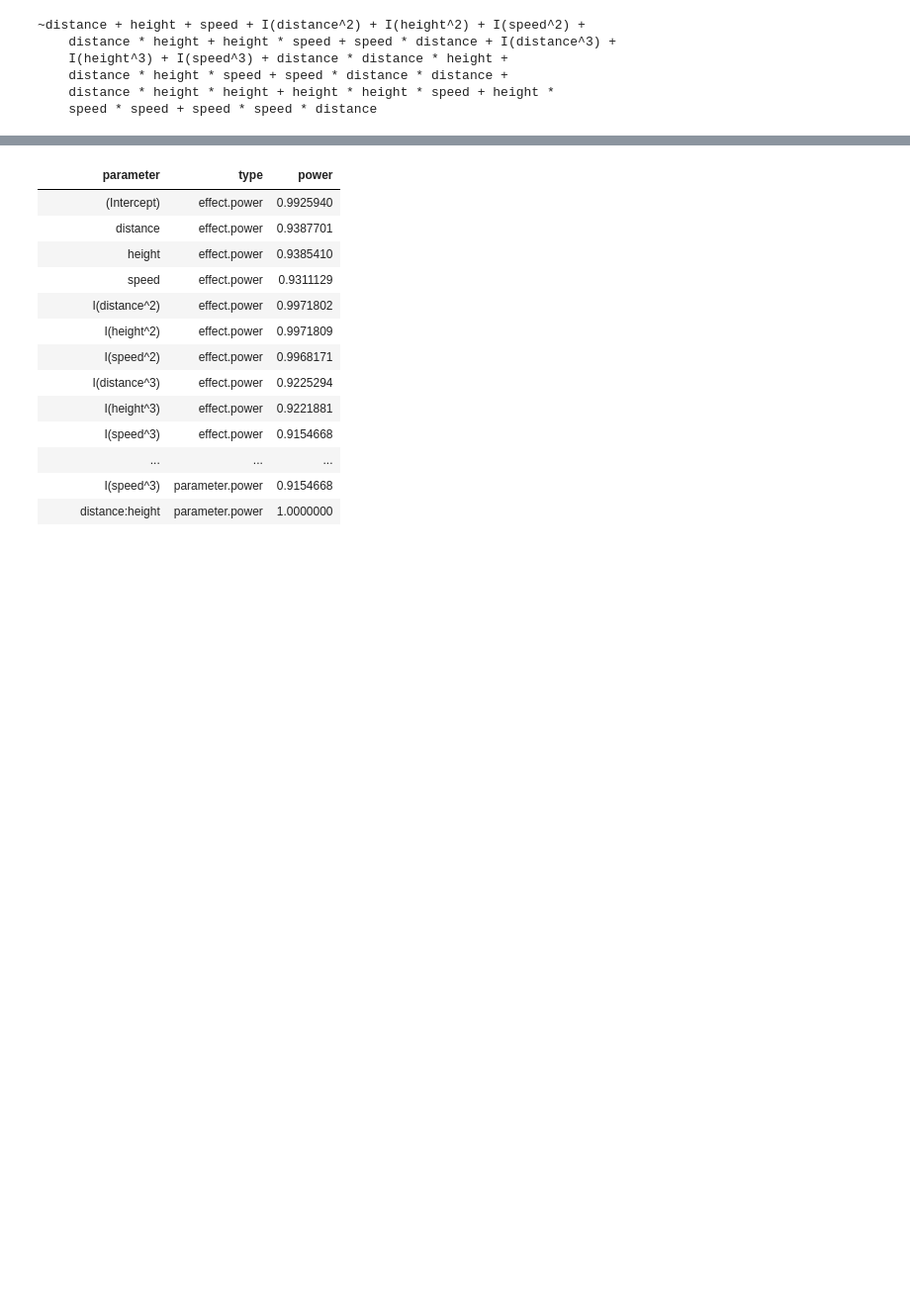
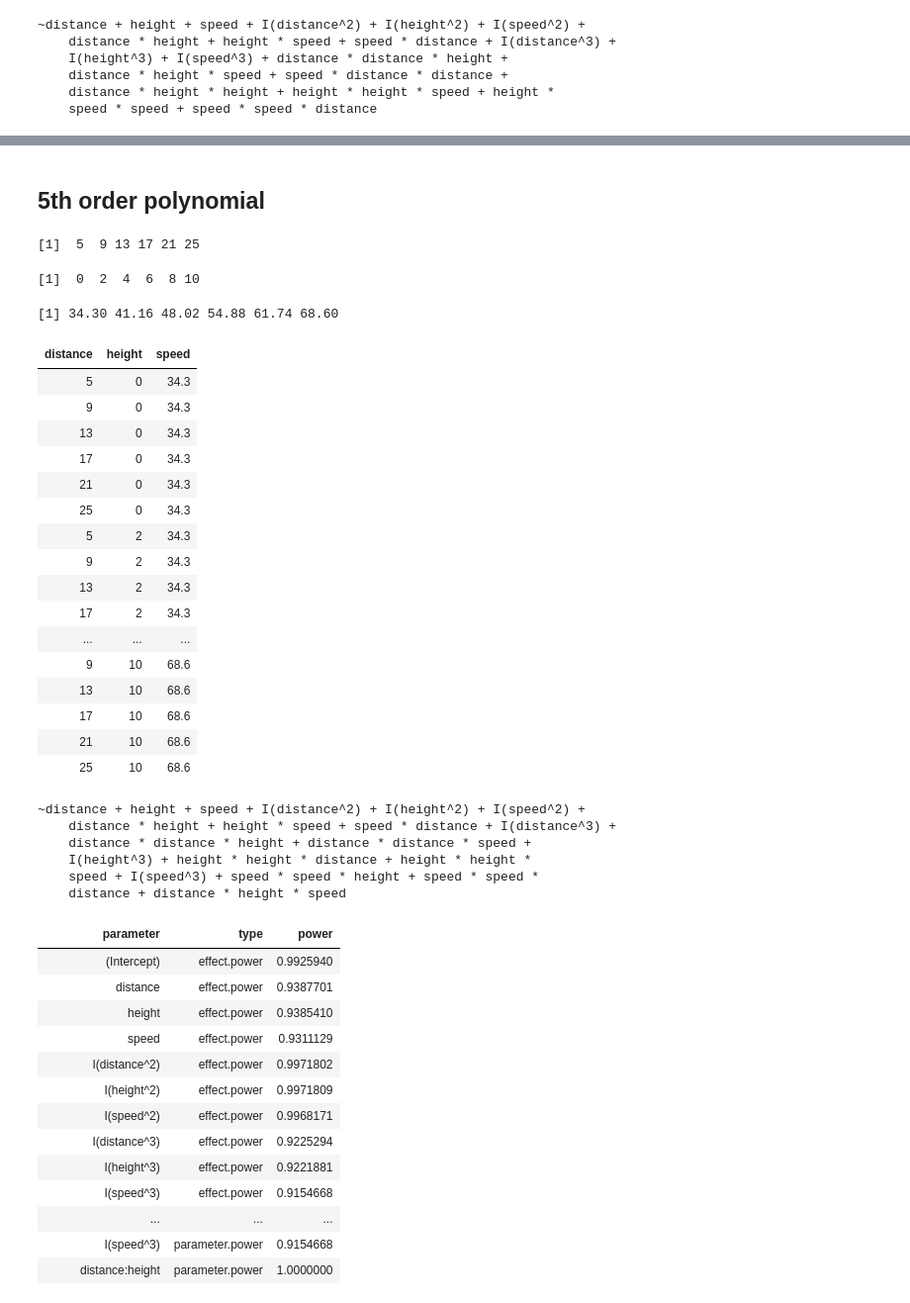
Before and after one commit to StevenCHowell/bball_cannon, a Jupyter notebook: optimal-design/create_optimal_design.ipynb, the cells around one changed output, grey strips where cells are left out. Shown at 99% size. Drawn from its saved outputs; the diff is of its cells as text; code cells hidden in the pictures; blank space fills up the shorter version.

```diff
--- a/optimal-design/create_optimal_design.ipynb
+++ b/optimal-design/create_optimal_design.ipynb
@@ -146,0 +91,40 @@ eval_design(model=m3, design=d75, alpha=0.5)
+# %% [markdown]
+## 5th order polynomial
+# %%
+order = 5
+# %%
+distance <- seq(from=5, to=25, length.out=order+1)
+distance
+# %% [output]
+[1]  5  9 13 17 21 25
+# %%
+height <- seq(from=0, to=10, length.out=order+1)
+height
+# %% [output]
+[1]  0  2  4  6  8 10
+# %%
+speed <- seq(from=34.3, to=68.6, length.out=order+1)
+speed
+# %% [output]
+[1] 34.30 41.16 48.02 54.88 61.74 68.60
+# %%
+factorial <- expand.grid(distance=distance, height=height, speed=speed)
+factorial
+# %% [output]
+| distance | height | speed |
+| 5 | 0 | 34.3 |
+| 9 | 0 | 34.3 |
+| 13 | 0 | 34.3 |
+| 17 | 0 | 34.3 |
+| 21 | 0 | 34.3 |
+| 25 | 0 | 34.3 |
+| 5 | 2 | 34.3 |
+| 9 | 2 | 34.3 |
+| 13 | 2 | 34.3 |
+| 17 | 2 | 34.3 |
+| ... | ... | ... |
+| 9 | 10 | 68.6 |
+| 13 | 10 | 68.6 |
+| 17 | 10 | 68.6 |
+| 21 | 10 | 68.6 |
+| 25 | 10 | 68.6 |
@@ -146,0 +144,9 @@ eval_design(model=m3, design=d75, alpha=0.5)
+# %%
+m5
+# %% [output]
+~distance + height + speed + I(distance^2) + I(height^2) + I(speed^2) +
+    distance * height + height * speed + speed * distance + I(distance^3) +
+    distance * distance * height + distance * distance * speed +
+    I(height^3) + height * height * distance + height * height *
+    speed + I(speed^3) + speed * speed * height + speed * speed *
+    distance + distance * height * speed
```
Also changed, not shown: parts of 15 cells of this notebook, 8 other files.
